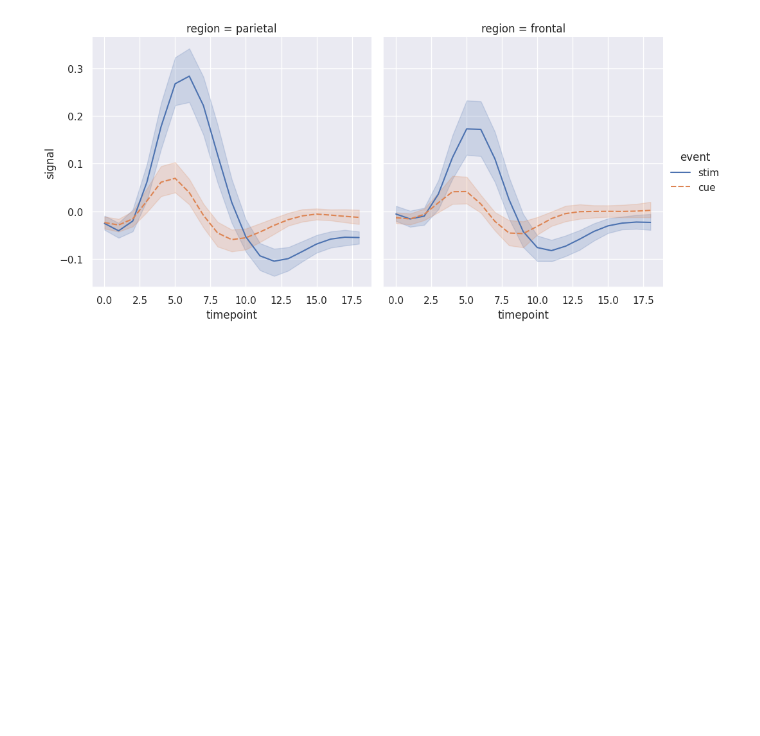
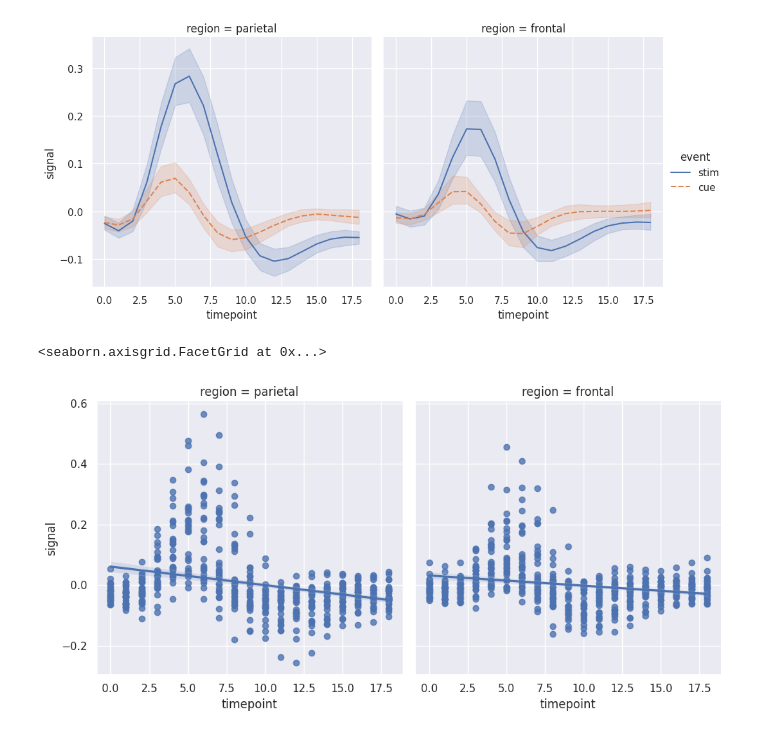
Before and after one commit to mngugi/Work_Book_Projects, a Jupyter notebook: snspart2.ipynb, the cells around one changed output. Cells and saved outputs as stored; diff of their text form; code cells hidden in the pictures; blank space fills up the shorter version.

```diff
--- a/snspart2.ipynb
+++ b/snspart2.ipynb
@@ -11,3 +11,9 @@ sns.relplot(data=fmri, kind ="line", x="timepoint", y="signal", col="region",
 # %% [output]
 <seaborn.axisgrid.FacetGrid at 0x...>
 [figure]
+# %%
+sns.lmplot(data=fmri, x="timepoint", y="signal", col="region",
+          )
+# %% [output]
+<seaborn.axisgrid.FacetGrid at 0x...>
+[figure, added]
```
